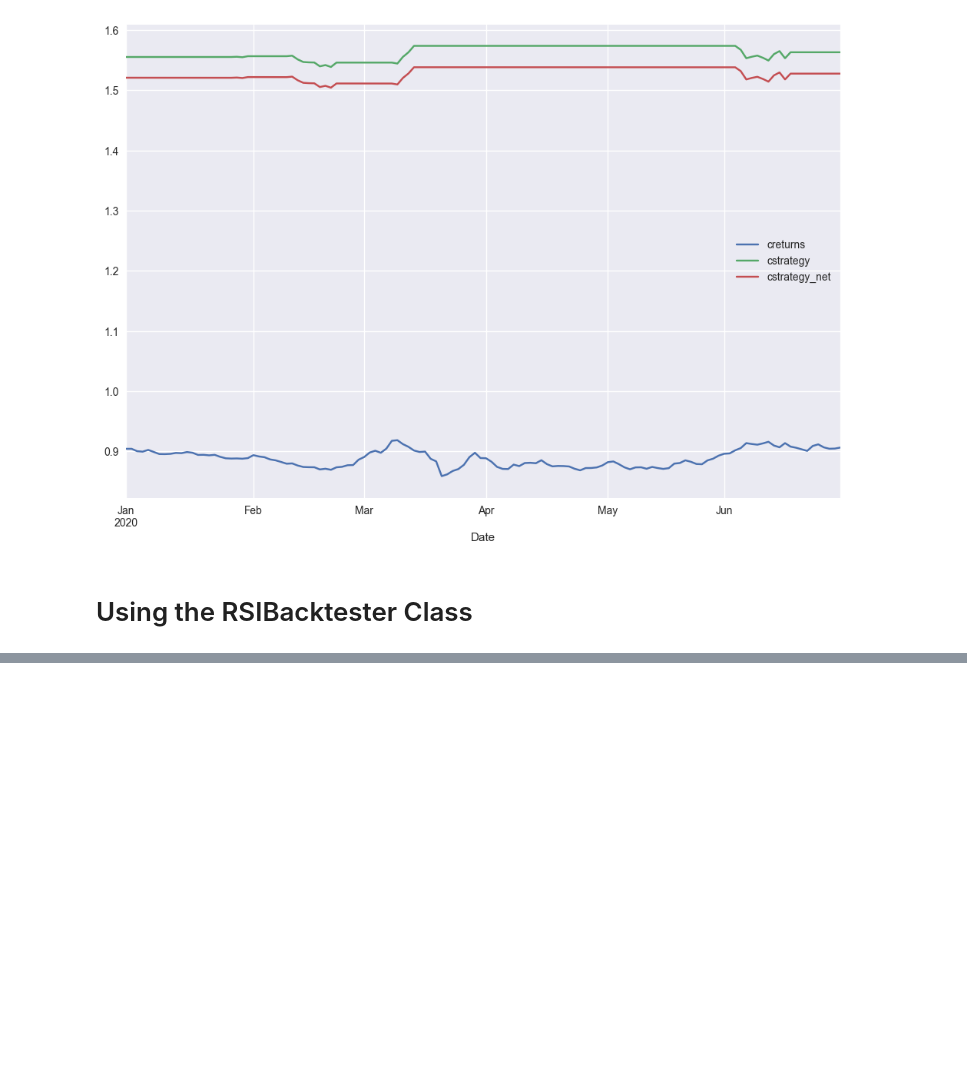
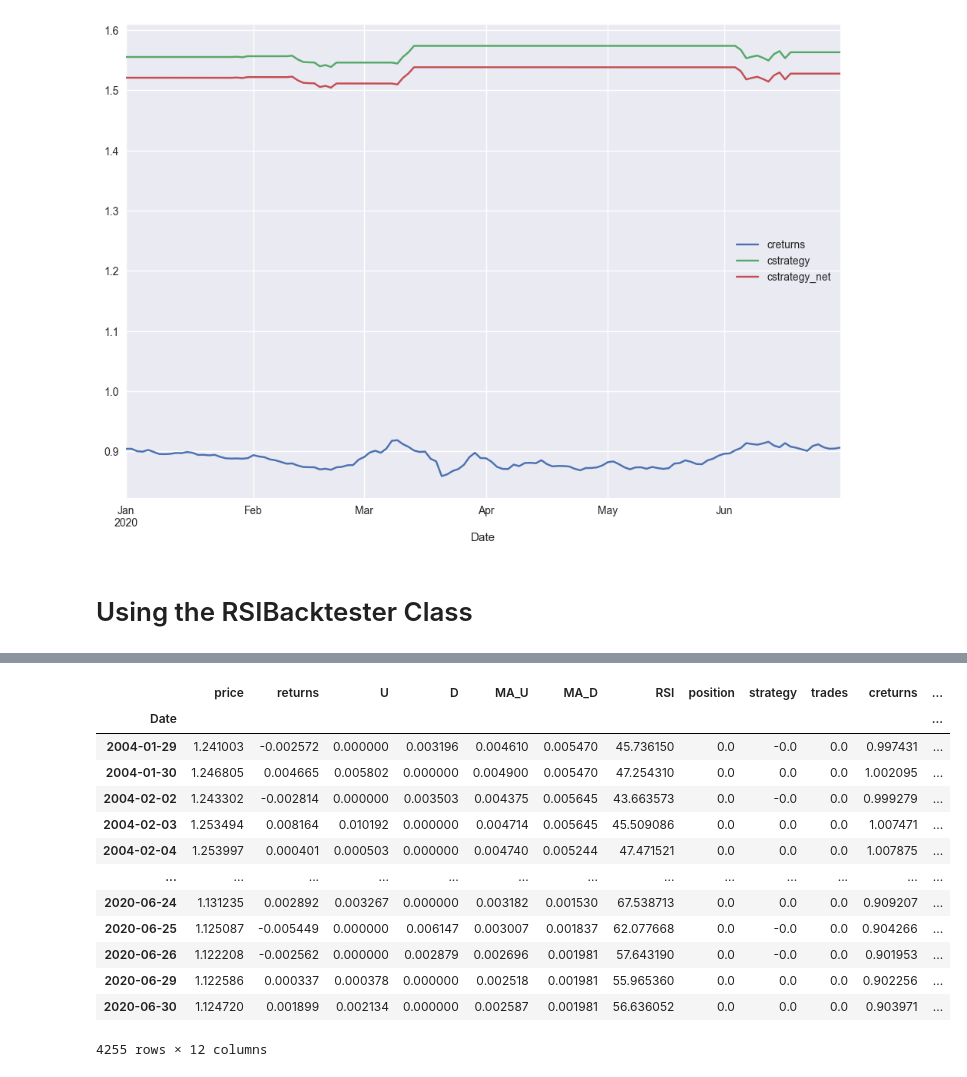
Before and after one commit to AvirukthGT/AlgoTrading, a Jupyter notebook: RSI/RSI.ipynb, the cells around one changed output, grey strips where cells are left out. Saved outputs shown, nothing was run; the diff lists cells and outputs as text; code cells hidden in the pictures; blank space fills up the shorter version.

```diff
--- a/RSI/RSI.ipynb
+++ b/RSI/RSI.ipynb
@@ -211,0 +225,17 @@ from RSIBacktester import RSIBacktester as RSI
+# %%
+tester.results
+# %% [output]
+|  | price | returns | U | D | MA_U | MA_D | RSI | position | strategy | trades | creturns | ... |
+| Date |  |  |  |  |  |  |  |  |  |  |  | ... |
+| 2004-01-29 | 1.241003 | -0.002572 | 0.000000 | 0.003196 | 0.004610 | 0.005470 | 45.736150 | 0.0 | -0.0 | 0.0 | 0.997431 | ... |
+| 2004-01-30 | 1.246805 | 0.004665 | 0.005802 | 0.000000 | 0.004900 | 0.005470 | 47.254310 | 0.0 | 0.0 | 0.0 | 1.002095 | ... |
+| 2004-02-02 | 1.243302 | -0.002814 | 0.000000 | 0.003503 | 0.004375 | 0.005645 | 43.663573 | 0.0 | -0.0 | 0.0 | 0.999279 | ... |
+| 2004-02-03 | 1.253494 | 0.008164 | 0.010192 | 0.000000 | 0.004714 | 0.005645 | 45.509086 | 0.0 | 0.0 | 0.0 | 1.007471 | ... |
+| 2004-02-04 | 1.253997 | 0.000401 | 0.000503 | 0.000000 | 0.004740 | 0.005244 | 47.471521 | 0.0 | 0.0 | 0.0 | 1.007875 | ... |
+| ... | ... | ... | ... | ... | ... | ... | ... | ... | ... | ... | ... | ... |
+| 2020-06-24 | 1.131235 | 0.002892 | 0.003267 | 0.000000 | 0.003182 | 0.001530 | 67.538713 | 0.0 | 0.0 | 0.0 | 0.909207 | ... |
+| 2020-06-25 | 1.125087 | -0.005449 | 0.000000 | 0.006147 | 0.003007 | 0.001837 | 62.077668 | 0.0 | -0.0 | 0.0 | 0.904266 | ... |
+| 2020-06-26 | 1.122208 | -0.002562 | 0.000000 | 0.002879 | 0.002696 | 0.001981 | 57.643190 | 0.0 | -0.0 | 0.0 | 0.901953 | ... |
+| 2020-06-29 | 1.122586 | 0.000337 | 0.000378 | 0.000000 | 0.002518 | 0.001981 | 55.965360 | 0.0 | 0.0 | 0.0 | 0.902256 | ... |
+| 2020-06-30 | 1.124720 | 0.001899 | 0.002134 | 0.000000 | 0.002587 | 0.001981 | 56.636052 | 0.0 | 0.0 | 0.0 | 0.903971 | ... |
+4255 rows × 12 columns
```
Also changed, not shown: parts of 8 cells of this notebook.
